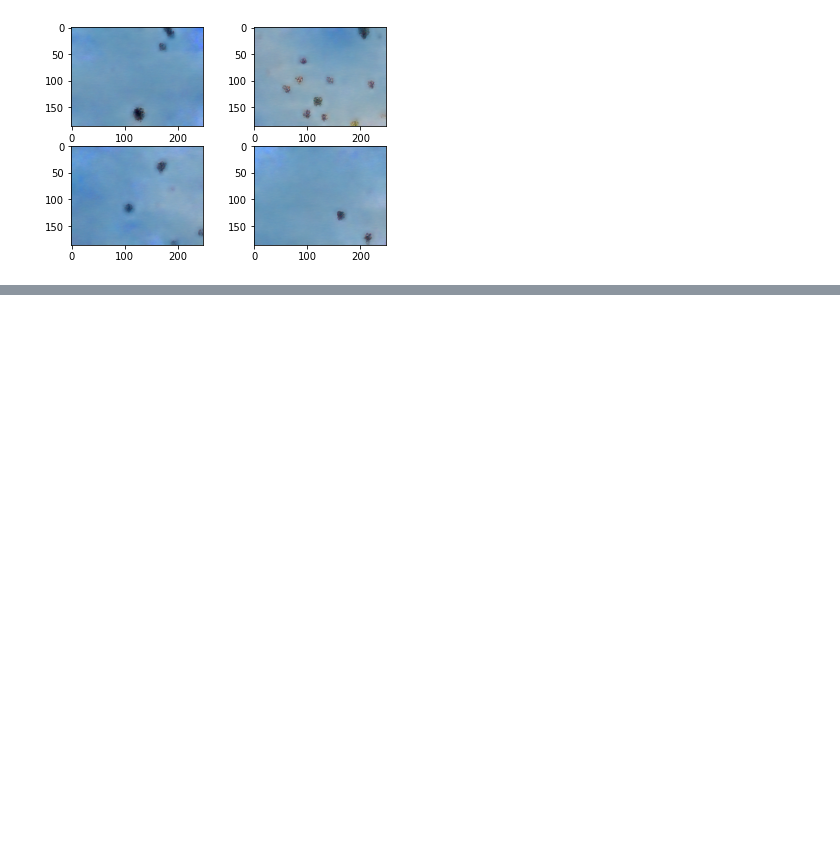
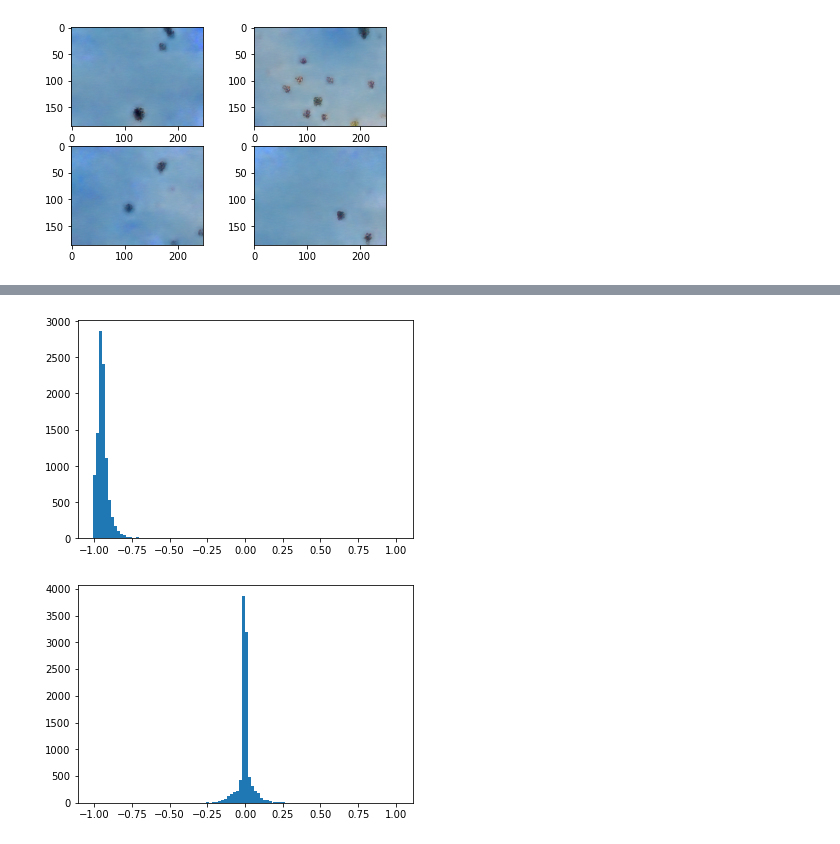
Before and after one commit to yanivnik/sinfusion-code, a Jupyter notebook: main.ipynb, the cells around one changed output, grey strips where cells are left out. Cells and saved outputs as stored; diff of their text form; code cells hidden in the pictures; blank space fills up the shorter version.

```diff
--- a/main.ipynb
+++ b/main.ipynb
@@ -153,0 +462,25 @@ show_sample(s3)
+# %%
+path_to_checkpoints = r'/home/yanivni/data/remote_projects/single-image-diffusion/lightning_logs/pyramid/balloons.png/39_laplace_attempt_1k_noising_10k_training_5_levels_0.135_coarsest/checkpoints'
+
+path_to_sr_checkpoints = r'/home/yanivni/data/remote_projects/single-image-diffusion/lightning_logs/pyramid/balloons.png/37_full_sr3_2k_noising_100k_training_5_levels_0.25_coarsest/checkpoints'
+image_name = 'balloons.png'
+#levels = 5
+#coarsest_size_ratio = 0.135
+#size_ratios = coarsest_size_ratio ** (1.0 / (levels - 1))
+
+level1 = SRDiffusion.load_from_checkpoint(os.path.join(path_to_checkpoints, 'level=1-step=99999.ckpt'),
+                                          model=ZSSRNet(in_channels=6), timesteps=1000).to(device='cuda:0')
+
+level1_normal_sr = SRDiffusion.load_from_checkpoint(os.path.join(path_to_sr_checkpoints, 'level=1-step=99999.ckpt'),
+                                          model=ZSSRNet(in_channels=6), timesteps=2000).to(device='cuda:0')
+
+level1_size = laplace2[1].shape[1:]
+s0 = (img_pyramid[0].unsqueeze(0).to(device='cuda:0') * 2) - 1
+s0_r = resize(s0, out_shape=level1_size)
+s1_l = level1.sample(s0_r, image_size=level1_size)
+
+s1_l_gt = laplace[1].to(device='cuda:0')
+
+s1 = s1_l + s0_r
+s1_gt = s1_l_gt + s0_r
+s1_sr = level1_normal_sr.sample(s0_r, image_size=level1_size)
@@ -153,0 +495,12 @@ show_sample(s3)
+# %%
+def draw_laplace_hist(l):
+    bins = 100
+    h = torch.histc(l.cpu(), bins=bins, min=-1, max=1)
+    plt.bar(np.linspace(-1, 1, bins), h, width=0.02)
+    plt.show()
+
+draw_laplace_hist(s1_l)
+draw_laplace_hist(s1_l_gt)
+# %% [output]
+[figure, added]
+[figure, added]
```
Also changed, not shown: parts of 31 cells of this notebook, 1 other file.
